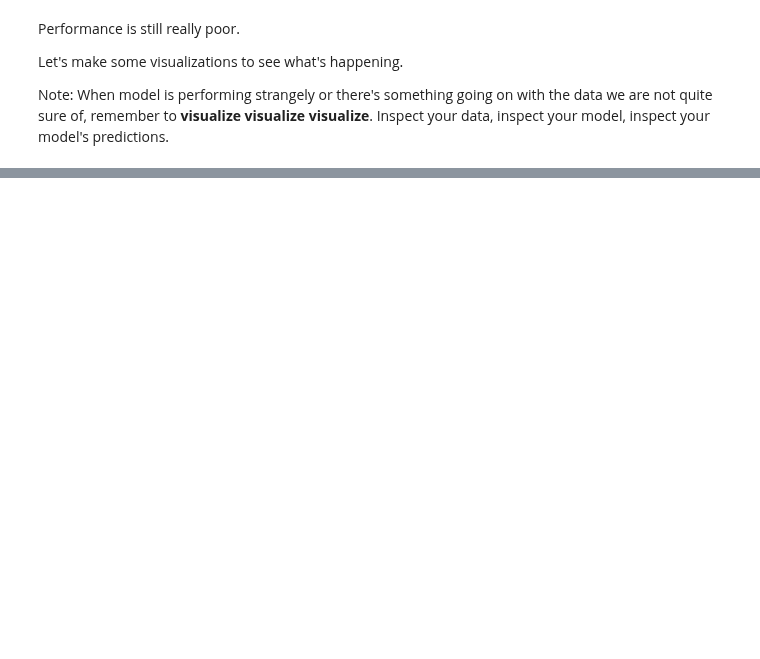
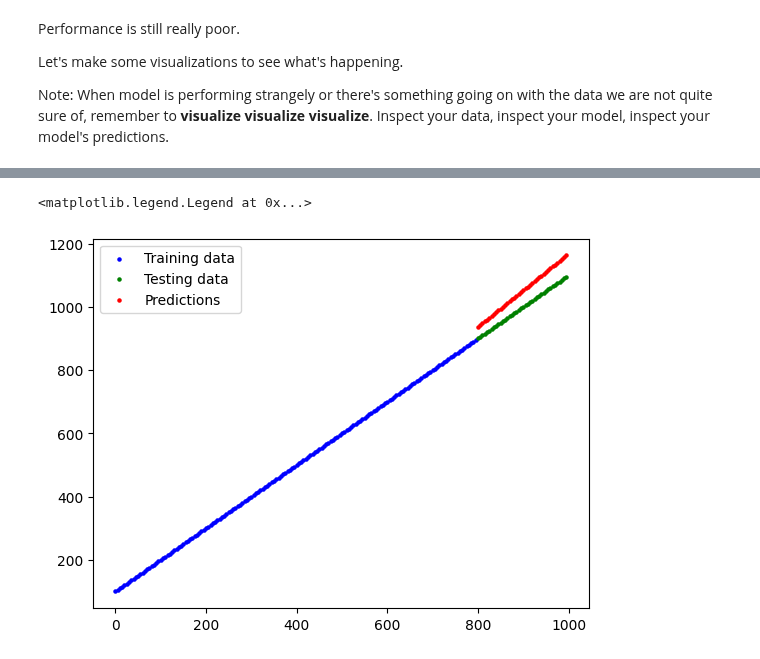
Before and after one commit to seanjiangsh/ztm-tensorflow, a Jupyter notebook: 02_neural_network_classification_in_tensorflow.ipynb, the cells around one changed output, grey strips where cells are left out. Drawn from its saved outputs; the diff is of its cells as text; code cells hidden in the pictures; blank space fills up the shorter version.

Commit message:
Make our poor classification model work for a regression dataset

```diff
--- a/02_neural_network_classification_in_tensorflow.ipynb
+++ b/02_neural_network_classification_in_tensorflow.ipynb
@@ -363,0 +375,23 @@ doing binary classification...
+# %%
+# Recreate the model for regression problem
+
+# Set random seed
+tf.random.set_seed(42)
+
+# 1. Create the model with same architecture as model_3
+model_reg = tf.keras.Sequential([
+    tf.keras.layers.Dense(100), # add 100 dense neurons
+    tf.keras.layers.Dense(10), # add another layer with 10 neurons
+    tf.keras.layers.Dense(1)
+])
+
+# 2. Compile the model
+model_reg.compile(loss=tf.keras.losses.mae, # change the loss function to mean absolute error
+                optimizer=tf.keras.optimizers.Adam(),
+                metrics=['mae']) # change the metrics to mean absolute error
+
+# 3. Fit the model
+model_reg.fit(tf.expand_dims(X_reg_train, axis=1), y_reg_train, epochs=100, verbose=0)
+
+# Evaluate the model
+model_reg.evaluate(X_regression, y_regression)
@@ -363,0 +401,13 @@ doing binary classification...
+# %%
+# Make predictions with the regression model
+y_reg_preds = model_reg.predict(tf.expand_dims(X_reg_test, axis=1))
+
+# Plot the model's predictions against the regression data
+plt.scatter(X_reg_train, y_reg_train, color='b', label='Training data', s=5)
+plt.scatter(X_reg_test, y_reg_test, color='g', label='Testing data', s=5)
+plt.scatter(X_reg_test, y_reg_preds, color='r', label='Predictions', s=5)
+plt.legend()
+
+# The predictions looks better than complete guessing, so this means our model must be learning something.
+# There must be something we are missing our on for our classification model.
+# %% [output]
@@ -363,0 +415,2 @@ doing binary classification...
+<matplotlib.legend.Legend at 0x...>
+[figure, added]
```
Also changed, not shown: parts of 14 cells of this notebook.
